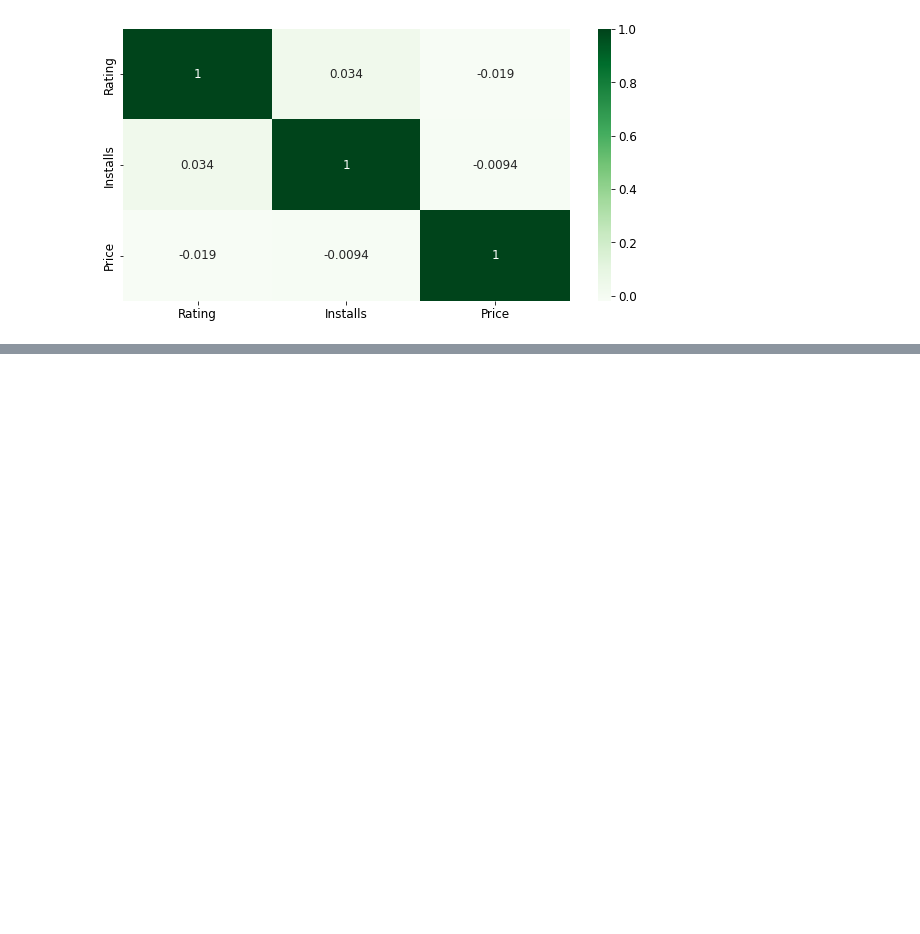
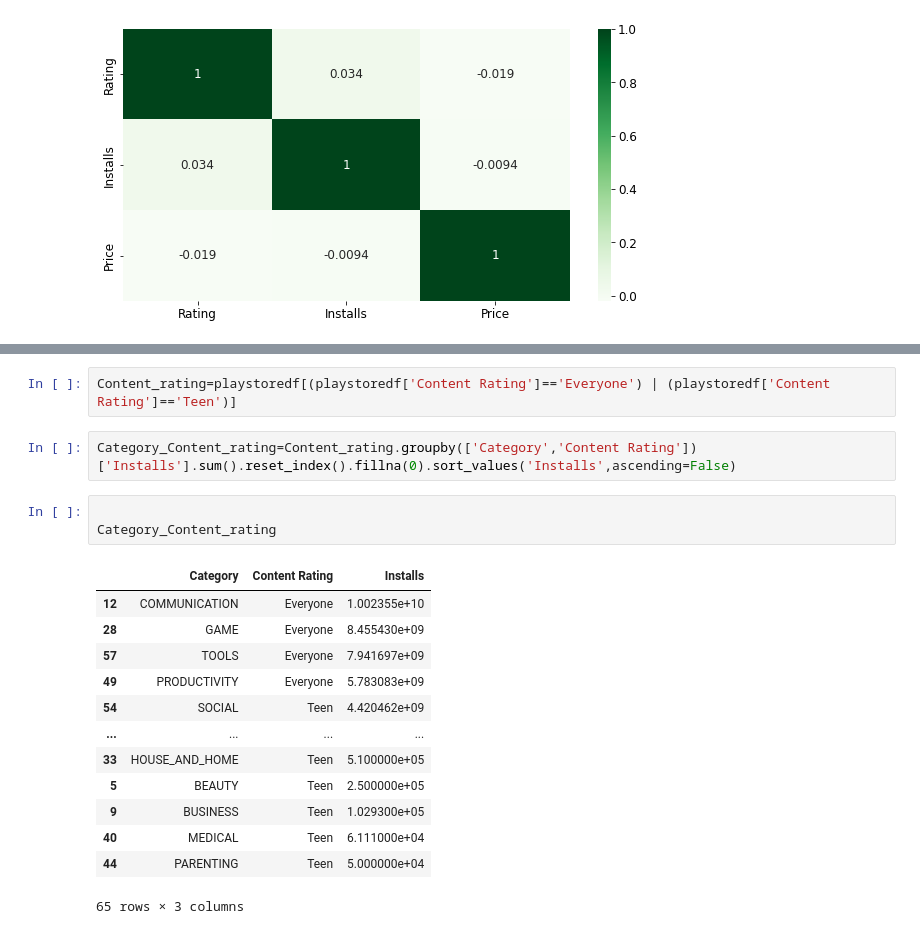
Before and after one commit to P-Sushma6/Google-Playstore-Apps-Reviews-Analysis, a Jupyter notebook: Play_Store_App_Analysis_Capstone_Project.ipynb, the cells around one changed output, grey strips where cells are left out. Saved outputs shown, nothing was run; the diff lists cells and outputs as text; blank space fills up the shorter version.

```diff
--- a/Play_Store_App_Analysis_Capstone_Project.ipynb
+++ b/Play_Store_App_Analysis_Capstone_Project.ipynb
@@ -450,0 +490,21 @@ sns.heatmap(corr,annot=True, cmap='Greens')
+# %%
+Content_rating=playstoredf[(playstoredf['Content Rating']=='Everyone') | (playstoredf['Content Rating']=='Teen')]
+# %%
+Category_Content_rating=Content_rating.groupby(['Category','Content Rating'])['Installs'].sum().reset_index().fillna(0).sort_values('Installs',ascending=False)
+# %%
+
+Category_Content_rating
+# %% [output]
+|  | Category | Content Rating | Installs |
+| 12 | COMMUNICATION | Everyone | 1.002355e+10 |
+| 28 | GAME | Everyone | 8.455430e+09 |
+| 57 | TOOLS | Everyone | 7.941697e+09 |
+| 49 | PRODUCTIVITY | Everyone | 5.783083e+09 |
+| 54 | SOCIAL | Teen | 4.420462e+09 |
+| ... | ... | ... | ... |
+| 33 | HOUSE_AND_HOME | Teen | 5.100000e+05 |
+| 5 | BEAUTY | Teen | 2.500000e+05 |
+| 9 | BUSINESS | Teen | 1.029300e+05 |
+| 40 | MEDICAL | Teen | 6.111000e+04 |
+| 44 | PARENTING | Teen | 5.000000e+04 |
+65 rows × 3 columns
```
Also changed, not shown: parts of 5 cells of this notebook.
